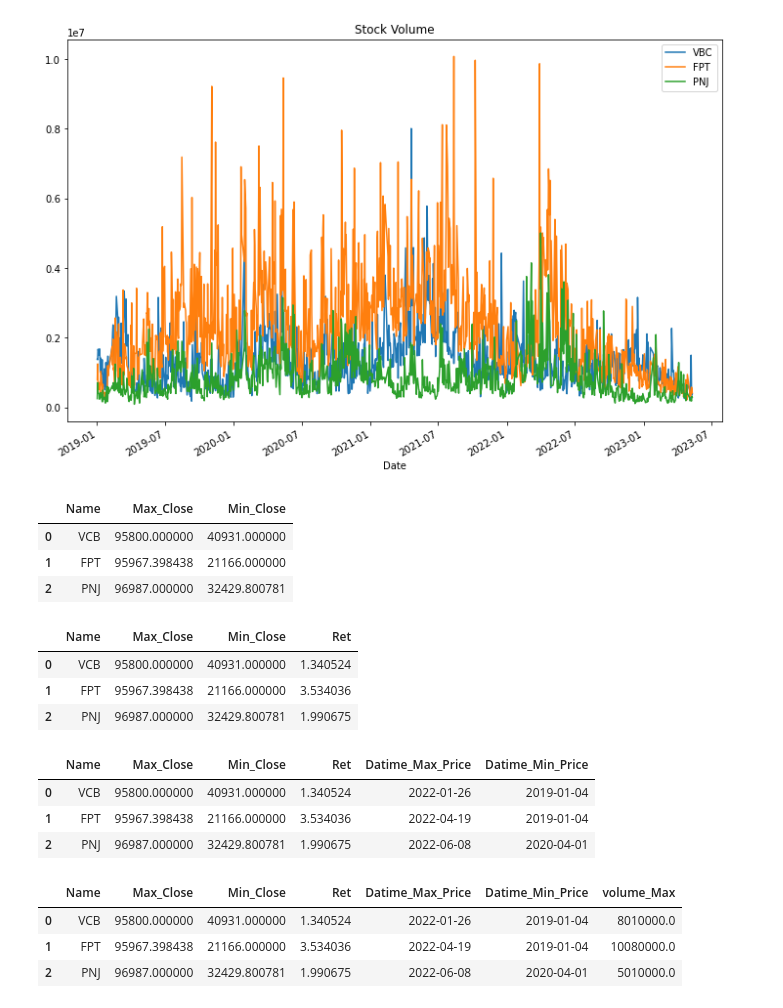
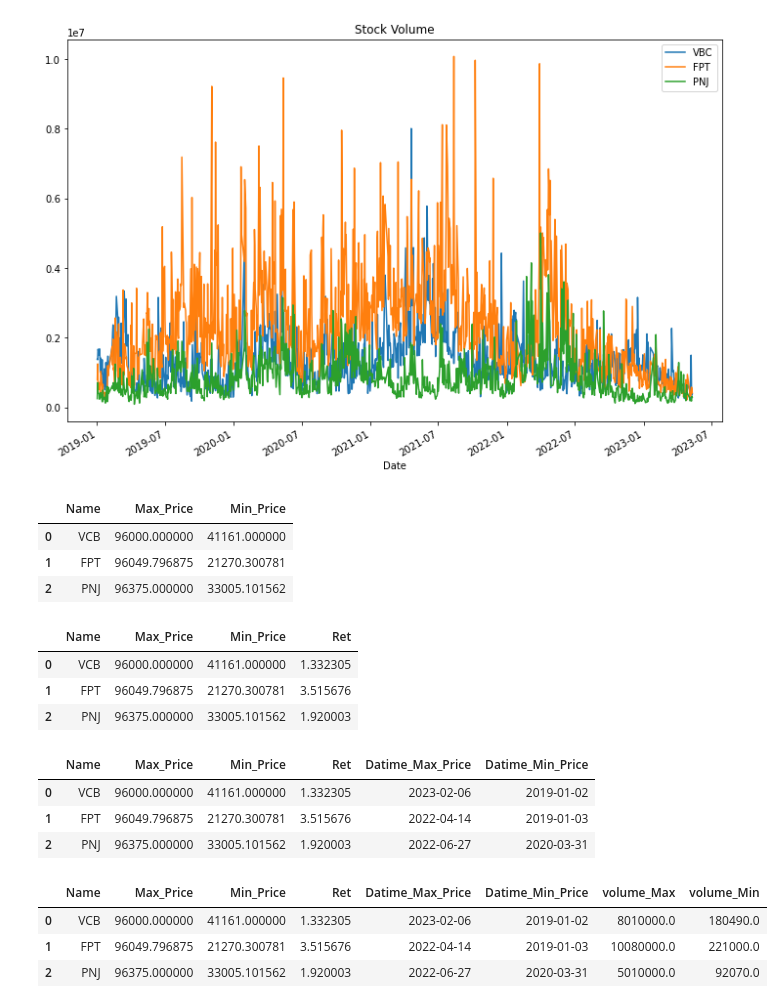
Before and after one commit to NguyenThiTHuHuyen304/crawl-data-analyst, a Jupyter notebook: projectStockMarketAnalysis/Project_Stock_Market_Analysis.ipynb, the cells around one changed output. Drawn from its saved outputs; the diff is of its cells as text; code cells hidden in the pictures.

```diff
--- a/projectStockMarketAnalysis/Project_Stock_Market_Analysis.ipynb
+++ b/projectStockMarketAnalysis/Project_Stock_Market_Analysis.ipynb
@@ -6,9 +6,9 @@ import matplotlib.pyplot as plt
 # %%
 def read_data(ticker):
     df = pd.read_csv(ticker)
-    df.columns = ['Date', 'Price', 'Close', 'High', 'Low', 'Volume', 'Change %']
-    df['Close'] = df['Close'].str.replace(',','')
-    df['Close'] = pd.to_numeric(df['Close'], downcast='float')
+    df.columns = ['Date', 'Price', 'Open', 'High', 'Low', 'Volume', 'Change %']
+    df['Price'] = df['Price'].str.replace(',','')
+    df['Price'] = pd.to_numeric(df['Price'], downcast='float')
     df['Date'] = pd.to_datetime(df['Date'])
     df = df.sort_values("Date", ascending= True)
     df = df.set_index("Date")
@@ -79,22 +79,22 @@ plt.legend()
 [figure]
 # %%
 ## giá đóng cửa thấp/cao nhất của từng cổ phiếu
-max_vcb = df_vcb['Close'].max()
-max_fpt = df_fpt['Close'].max()
-max_pnj = df_pnj['Close'].max()
+max_vcb = df_vcb['Price'].max()
+max_fpt = df_fpt['Price'].max()
+max_pnj = df_pnj['Price'].max()
 
-min_vcb = df_vcb['Close'].min()
-min_fpt = df_fpt['Close'].min()
-min_pnj = df_pnj['Close'].min()
+min_vcb = df_vcb['Price'].min()
+min_fpt = df_fpt['Price'].min()
+min_pnj = df_pnj['Price'].min()
 
 data = [['VCB', max_vcb, min_vcb], ['FPT', max_fpt, min_fpt], ['PNJ', max_pnj, min_pnj]]
-df = pd.DataFrame(data, columns=['Name', 'Max_Close', 'Min_Close'])
+df = pd.DataFrame(data, columns=['Name', 'Max_Price', 'Min_Price'])
 df
 # %% [output]
-|  | Name | Max_Close | Min_Close |
-| 0 | VCB | 95800.000000 | 40931.000000 |
-| 1 | FPT | 95967.398438 | 21166.000000 |
-| 2 | PNJ | 96987.000000 | 32429.800781 |
+|  | Name | Max_Price | Min_Price |
+| 0 | VCB | 96000.000000 | 41161.000000 |
+| 1 | FPT | 96049.796875 | 21270.300781 |
+| 2 | PNJ | 96375.000000 | 33005.101562 |
 # %%
 ## Tỷ suất sinh lời cho từng cổ phiếu từ ( 2019 - now)
 ret_fpt = max_fpt/min_fpt - 1
@@ -103,26 +103,27 @@ ret_pnj = max_pnj/min_pnj - 1
 df['Ret'] = [ret_vcb, ret_fpt, ret_pnj]
 df
 # %% [output]
-|  | Name | Max_Close | Min_Close | Ret |
-| 0 | VCB | 95800.000000 | 40931.000000 | 1.340524 |
-| 1 | FPT | 95967.398438 | 21166.000000 | 3.534036 |
-| 2 | PNJ | 96987.000000 | 32429.800781 | 1.990675 |
+|  | Name | Max_Price | Min_Price | Ret |
+| 0 | VCB | 96000.000000 | 41161.000000 | 1.332305 |
+| 1 | FPT | 96049.796875 | 21270.300781 | 3.515676 |
+| 2 | PNJ | 96375.000000 | 33005.101562 | 1.920003 |
 # %%
 ### check ngày có giá mở cửa cao nhất
-df['Datime_Max_Price'] = [df_vcb['Close'].idxmax(),df_fpt['Close'].idxmax(),df_pnj['Close'].idxmax()]
-df['Datime_Min_Price'] = [df_vcb['Close'].idxmin(),df_fpt['Close'].idxmin(),df_pnj['Close'].idxmin()]
+df['Datime_Max_Price'] = [df_vcb['Price'].idxmax(),df_fpt['Price'].idxmax(),df_pnj['Price'].idxmax()]
+df['Datime_Min_Price'] = [df_vcb['Price'].idxmin(),df_fpt['Price'].idxmin(),df_pnj['Price'].idxmin()]
 df
 # %% [output]
-|  | Name | Max_Close | Min_Close | Ret | Datime_Max_Price | Datime_Min_Price |
-| 0 | VCB | 95800.000000 | 40931.000000 | 1.340524 | 2022-01-26 | 2019-01-04 |
-| 1 | FPT | 95967.398438 | 21166.000000 | 3.534036 | 2022-04-19 | 2019-01-04 |
-| 2 | PNJ | 96987.000000 | 32429.800781 | 1.990675 | 2022-06-08 | 2020-04-01 |
+|  | Name | Max_Price | Min_Price | Ret | Datime_Max_Price | Datime_Min_Price |
+| 0 | VCB | 96000.000000 | 41161.000000 | 1.332305 | 2023-02-06 | 2019-01-02 |
+| 1 | FPT | 96049.796875 | 21270.300781 | 3.515676 | 2022-04-14 | 2019-01-03 |
+| 2 | PNJ | 96375.000000 | 33005.101562 | 1.920003 | 2022-06-27 | 2020-03-31 |
 # %%
 ### Check khối lượng giao dịch lớn nhất cho từng cổ phiếu
 df['volume_Max'] = [df_vcb['Volume'].max(), df_fpt['Volume'].max(), df_pnj['Volume'].max()]
+df['volume_Min'] = [df_vcb['Volume'].min(), df_fpt['Volume'].min(), df_pnj['Volume'].min()]
 df
 # %% [output]
-|  | Name | Max_Close | Min_Close | Ret | Datime_Max_Price | Datime_Min_Price | volume_Max |
-| 0 | VCB | 95800.000000 | 40931.000000 | 1.340524 | 2022-01-26 | 2019-01-04 | 8010000.0 |
-| 1 | FPT | 95967.398438 | 21166.000000 | 3.534036 | 2022-04-19 | 2019-01-04 | 10080000.0 |
-| 2 | PNJ | 96987.000000 | 32429.800781 | 1.990675 | 2022-06-08 | 2020-04-01 | 5010000.0 |
+|  | Name | Max_Price | Min_Price | Ret | Datime_Max_Price | Datime_Min_Price | volume_Max | volume_Min |
+| 0 | VCB | 96000.000000 | 41161.000000 | 1.332305 | 2023-02-06 | 2019-01-02 | 8010000.0 | 180490.0 |
+| 1 | FPT | 96049.796875 | 21270.300781 | 3.515676 | 2022-04-14 | 2019-01-03 | 10080000.0 | 221000.0 |
+| 2 | PNJ | 96375.000000 | 33005.101562 | 1.920003 | 2022-06-27 | 2020-03-31 | 5010000.0 | 92070.0 |
```
Also changed, not shown: parts of 5 cells of this notebook.
